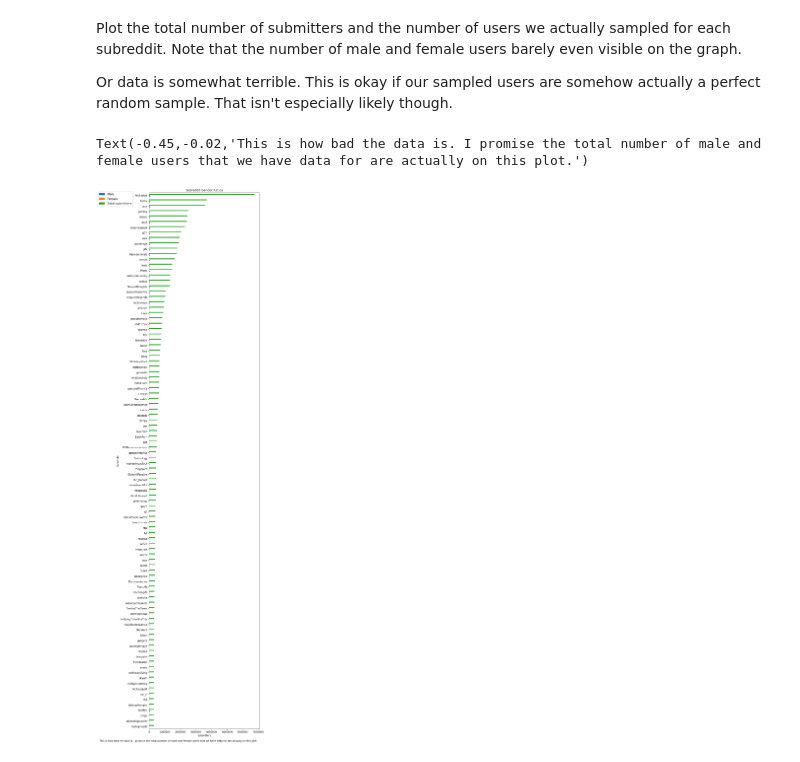
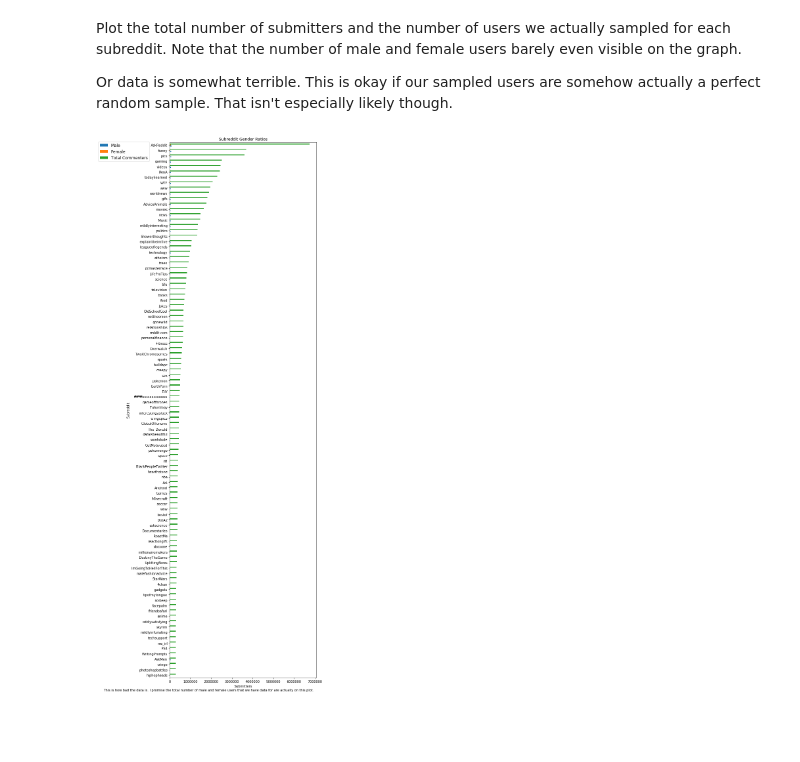
Before and after one commit to bburky/subredditgenderratios, a Jupyter notebook: Subreddit Gender Ratios.ipynb, the cells around one changed output. Cells and saved outputs as stored; diff of their text form; code cells hidden in the pictures; blank space fills up the shorter version.

Commit message:
Clean up text

```diff
--- a/Subreddit Gender Ratios.ipynb
+++ b/Subreddit Gender Ratios.ipynb
@@ -674,22 +687,21 @@ Or data is somewhat terrible. This is okay if our sampled users are somehow actu
 # %%
 df.sort_values('subreddit_size', ascending=False, inplace=True)
 plot = df[['male', 'female', 'subreddit_size']].head(100)[::-1].plot(
     kind='barh',
-    figsize=(8, 40),
+    figsize=(8, 30),
     title='Subreddit Gender Ratios',
     legend=True,
 )
 plot.set_ylabel('Subreddit')
 plot.set_xlabel('Submitters')
 plot.get_xaxis().get_major_formatter().set_scientific(False)
-plot.legend(loc='upper left', bbox_to_anchor=(-0.48, 1.005), fontsize=12)
-plot.get_legend().get_texts()[0].set_text('Male')
-plot.get_legend().get_texts()[1].set_text('Female')
-plot.get_legend().get_texts()[2].set_text('Total submitters')
+plot.legend(loc='upper left', bbox_to_anchor=(-0.5, 1.005), fontsize=12)
 plot.text(-0.45, -0.02, 'This is how bad the data is. I promise the total number of male and female users that we have data for are actually on this plot.', fontsize=10,
           horizontalalignment='left',
           verticalalignment='top',
           transform=plot.axes.transAxes)
+plot.get_legend().get_texts()[0].set_text('Male')
+plot.get_legend().get_texts()[1].set_text('Female')
+plot.get_legend().get_texts()[2].set_text('Total Commenters')
 # %% [output]
-Text(-0.45,-0.02,'This is how bad the data is. I promise the total number of male and female users that we have data for are actually on this plot.')
-[figure, old version]
+[figure, new version]
```
Also changed, not shown: parts of 19 cells of this notebook.
